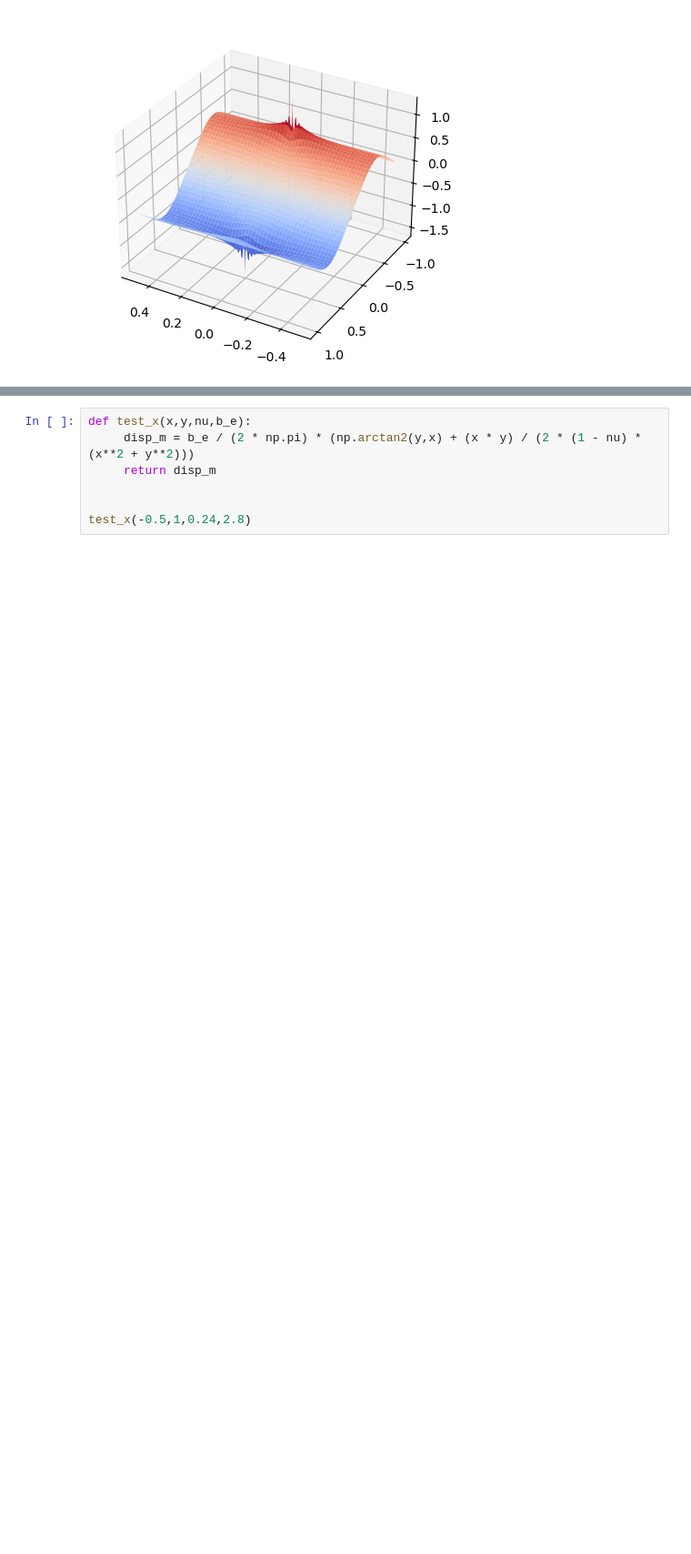
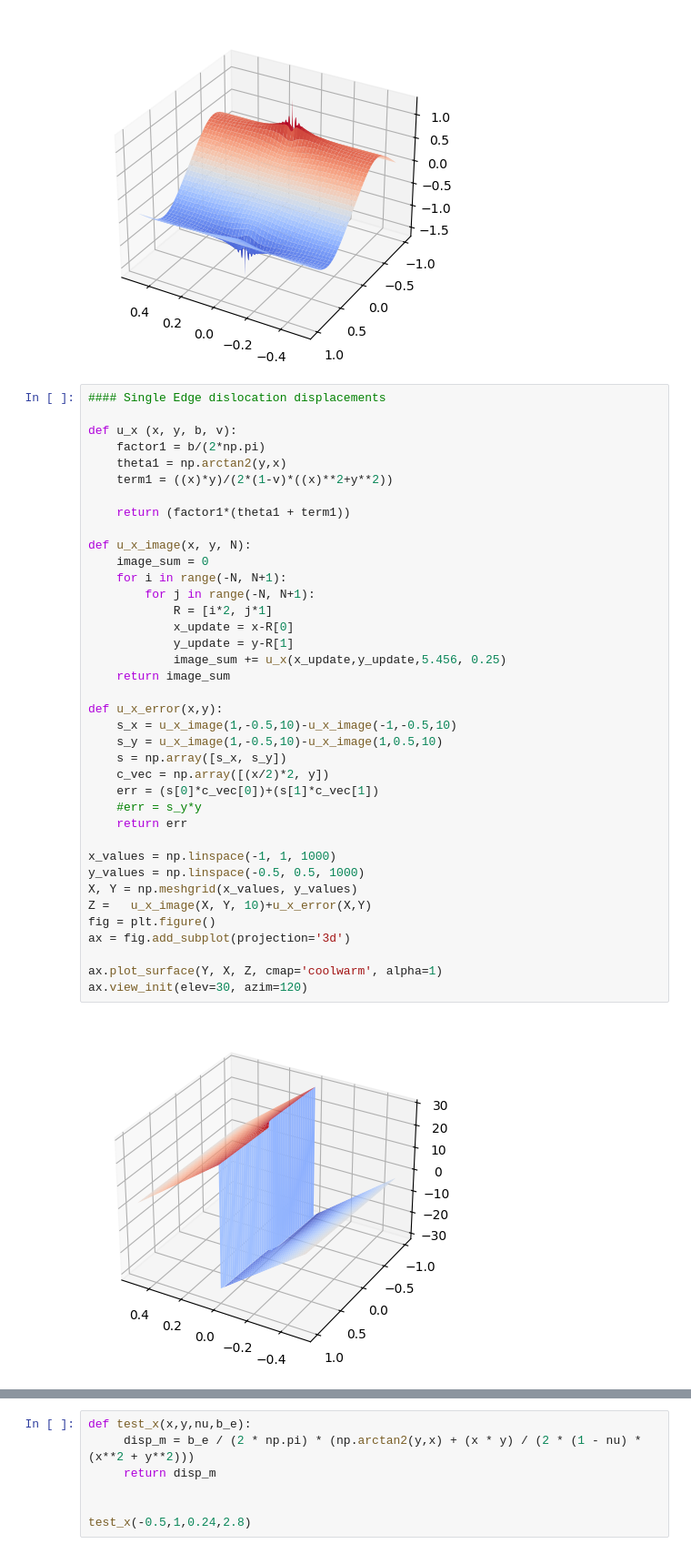
Before and after one commit to imanderson588/DislocationGenerator, a Jupyter notebook: dipoleField.ipynb, the cells around one changed output, grey strips where cells are left out. Shown at 91% size. Saved outputs shown, nothing was run; the diff lists cells and outputs as text; blank space fills up the shorter version.

```diff
--- a/dipoleField.ipynb
+++ b/dipoleField.ipynb
@@ -132,3 +132,43 @@ ax.plot_surface(Y, X, Z, cmap='coolwarm', alpha=1)
 ax.view_init(elev=30, azim=120)
 # %% [output]
 [figure]
+# %%
+#### Single Edge dislocation displacements
+
+def u_x (x, y, b, v):
+    factor1 = b/(2*np.pi)
+    theta1 = np.arctan2(y,x)
+    term1 = ((x)*y)/(2*(1-v)*((x)**2+y**2))
+
+    return (factor1*(theta1 + term1))
+
+def u_x_image(x, y, N):
+    image_sum = 0
+    for i in range(-N, N+1):
+        for j in range(-N, N+1):
+            R = [i*2, j*1]
+            x_update = x-R[0]
+            y_update = y-R[1]
+            image_sum += u_x(x_update,y_update,5.456, 0.25)
+    return image_sum
+
+def u_x_error(x,y):
+    s_x = u_x_image(1,-0.5,10)-u_x_image(-1,-0.5,10)
+    s_y = u_x_image(1,-0.5,10)-u_x_image(1,0.5,10)
+    s = np.array([s_x, s_y])
+    c_vec = np.array([(x/2)*2, y])
+    err = (s[0]*c_vec[0])+(s[1]*c_vec[1])
+    #err = s_y*y
+    return err
+
+x_values = np.linspace(-1, 1, 1000)
+y_values = np.linspace(-0.5, 0.5, 1000)
+X, Y = np.meshgrid(x_values, y_values)
+Z =   u_x_image(X, Y, 10)+u_x_error(X,Y)
+fig = plt.figure()
+ax = fig.add_subplot(projection='3d')
+
+ax.plot_surface(Y, X, Z, cmap='coolwarm', alpha=1)
+ax.view_init(elev=30, azim=120)
+# %% [output]
+[figure, added]
```
Also changed, not shown: parts of 2 cells of this notebook, 1 other file.
